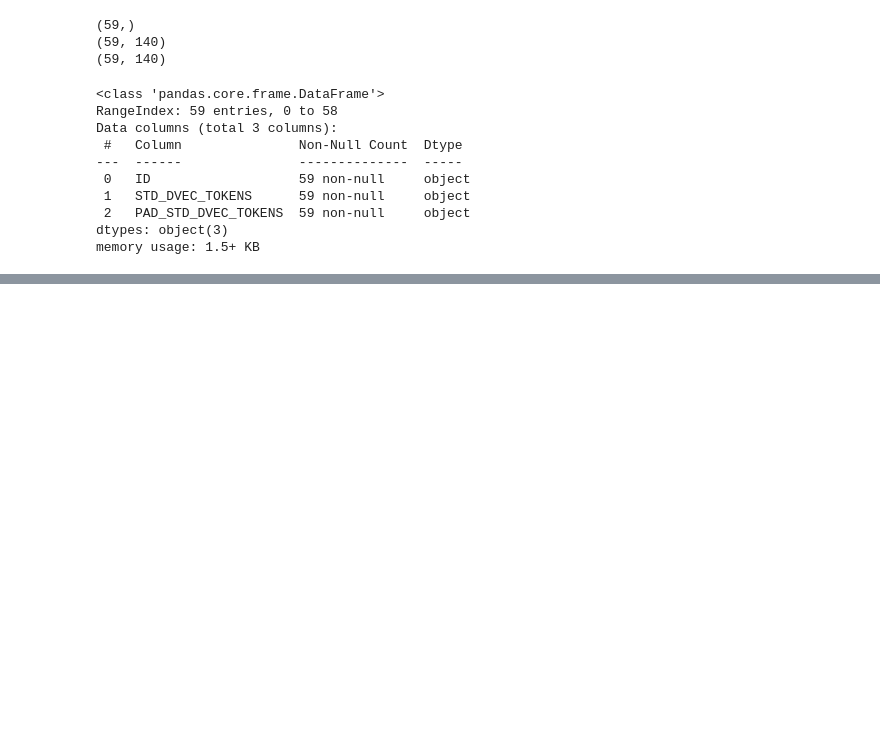
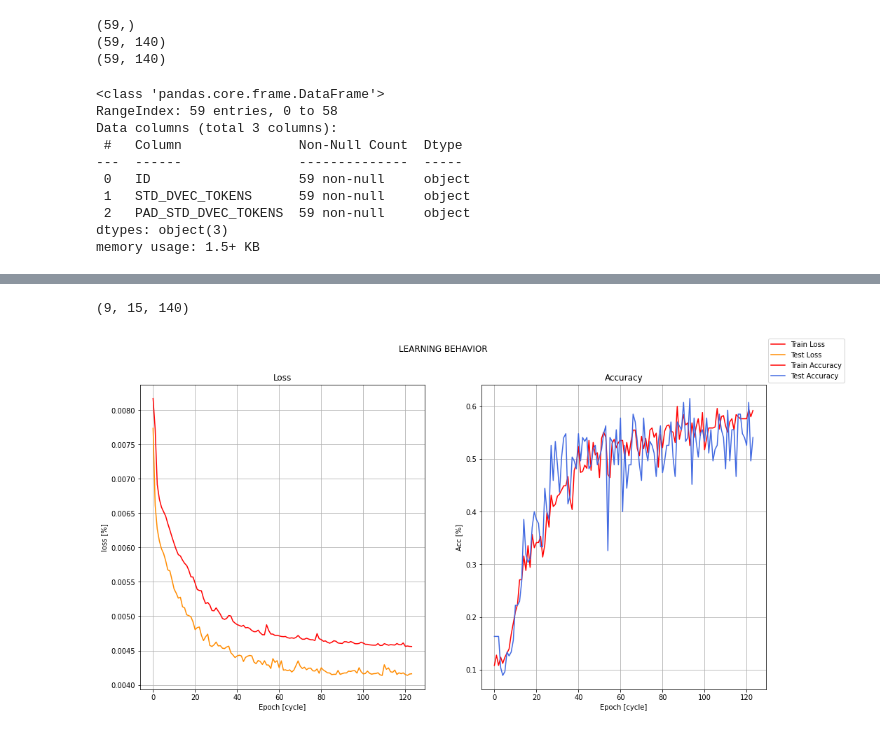
Before and after one commit to sa-artea/VVG-MLModel-Trainer, a Jupyter notebook: VVG-LSTM-AutoencoderProof.ipynb, the cells around one changed output, grey strips where cells are left out. Cells and saved outputs as stored; diff of their text form; code cells hidden in the pictures; blank space fills up the shorter version.

Commit message:
proof of concept updates, LSTM model WORKING!!!

```diff
--- a/VVG-LSTM-AutoencoderProof.ipynb
+++ b/VVG-LSTM-AutoencoderProof.ipynb
@@ -380,2 +553,3 @@ X_train, X_test, y_train, y_test = train_test_split(X, y, train_size = trainf, t
 # %%
 # defining model
+lstm_model = Sequential(lstm_layers)
@@ -383,0 +556,4 @@ X_train, X_test, y_train, y_test = train_test_split(X, y, train_size = trainf, t
+# %%
+# compile model
+lstm_model.compile(loss = ls, optimizer = opti, metrics = met)
+lstm_model.summary()
@@ -383,0 +578,17 @@ X_train, X_test, y_train, y_test = train_test_split(X, y, train_size = trainf, t
+# %%
+# early stopping condition BECAAUSE THIS ARE TESTS
+EarlyStopLSTM_Acc = EarlyStopping(monitor = "val_accuracy", min_delta = 0, patience = 30, verbose = 1, mode = "max", restore_best_weights = True)
+# %%
+# training model
+history_lstm = lstm_model.fit(
+    x = Xtf_train,
+    y = ytf_train,
+    epochs = epo,
+    verbose = ver,
+    workers = 4,
+    batch_size = bs,
+    callbacks = [EarlyStopLSTM_Acc],
+    shuffle = False,
+    use_multiprocessing = True,
+    validation_data = (Xtf_test, ytf_test),
+)
@@ -389,0 +639,29 @@ X_train, X_test, y_train, y_test = train_test_split(X, y, train_size = trainf, t
+# %%
+# cheking test shape
+print(lstm_results.shape)
+# %% [output]
+(9, 15, 140)
+# %%
+# reporting results
+# reporte de entrenamiento para el modelo
+# base de la figura
+fig, (ax1, ax2) = plt.subplots(1,2, figsize=(16,8))
+
+# datos de la figura en de perdida y precision
+ax1.plot(history_lstm.history["loss"], 'red', label = "Train Loss")
+ax1.plot(history_lstm.history["val_loss"], 'darkorange', label = "Test Loss")
+ax2.plot(history_lstm.history["accuracy"], 'red', label = "Train Accuracy")
+ax2.plot(history_lstm.history["val_accuracy"], 'royalblue', label = "Test Accuracy")
+
+# leyenda de la grafica
+fig.suptitle("LEARNING BEHAVIOR")
+ax1.grid(True)
+ax2.grid(True)
+ax1.set_title("Loss")
+ax2.set_title("Accuracy")
+ax1.set(xlabel = "Epoch [cycle]", ylabel = "loss [%]")
+ax2.set(xlabel = "Epoch [cycle]", ylabel = "Acc [%]")
+fig.legend()
+fig.show()
+# %% [output]
+[figure, added]
```
Also changed, not shown: parts of 28 cells of this notebook, 1 other file.
